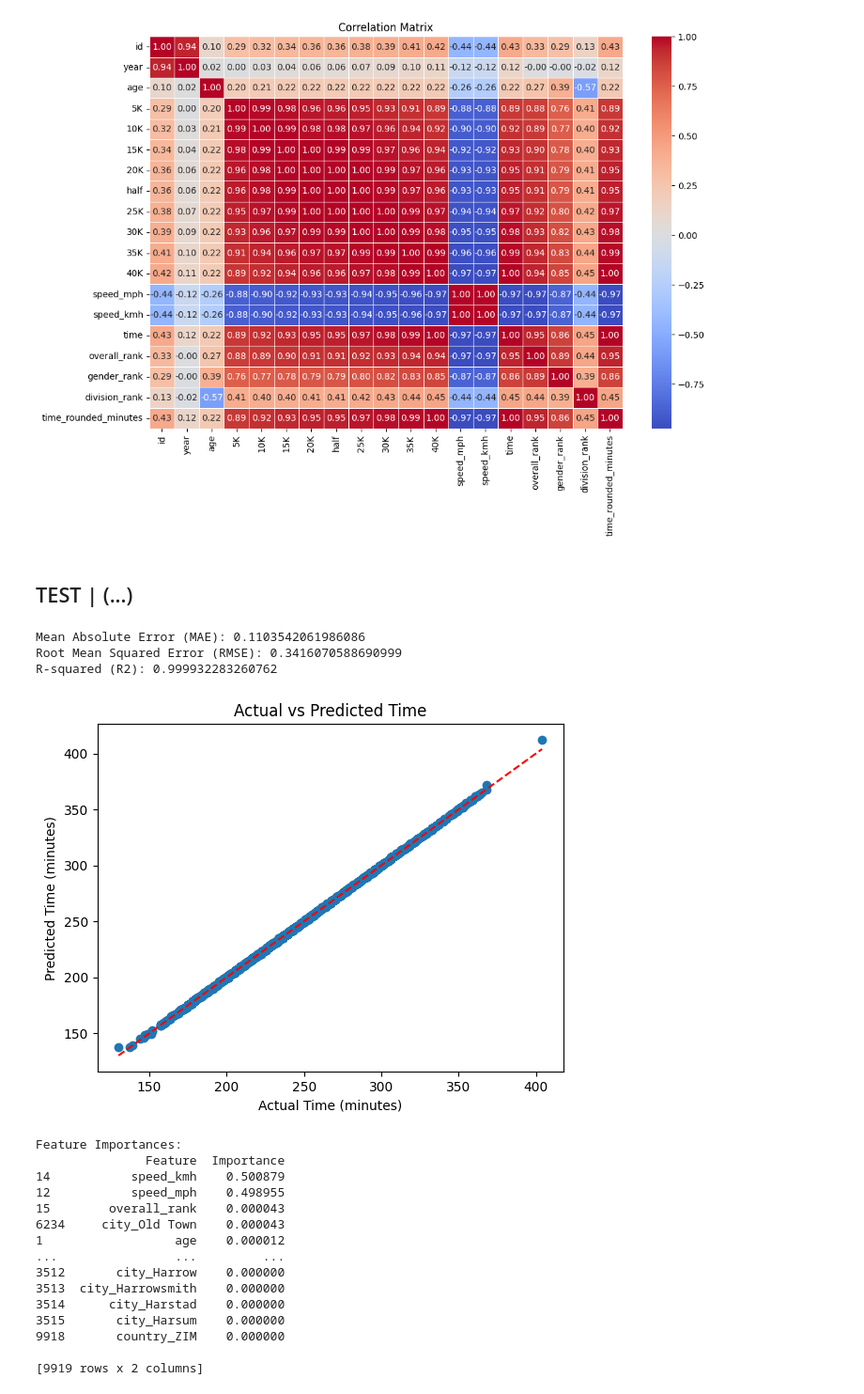
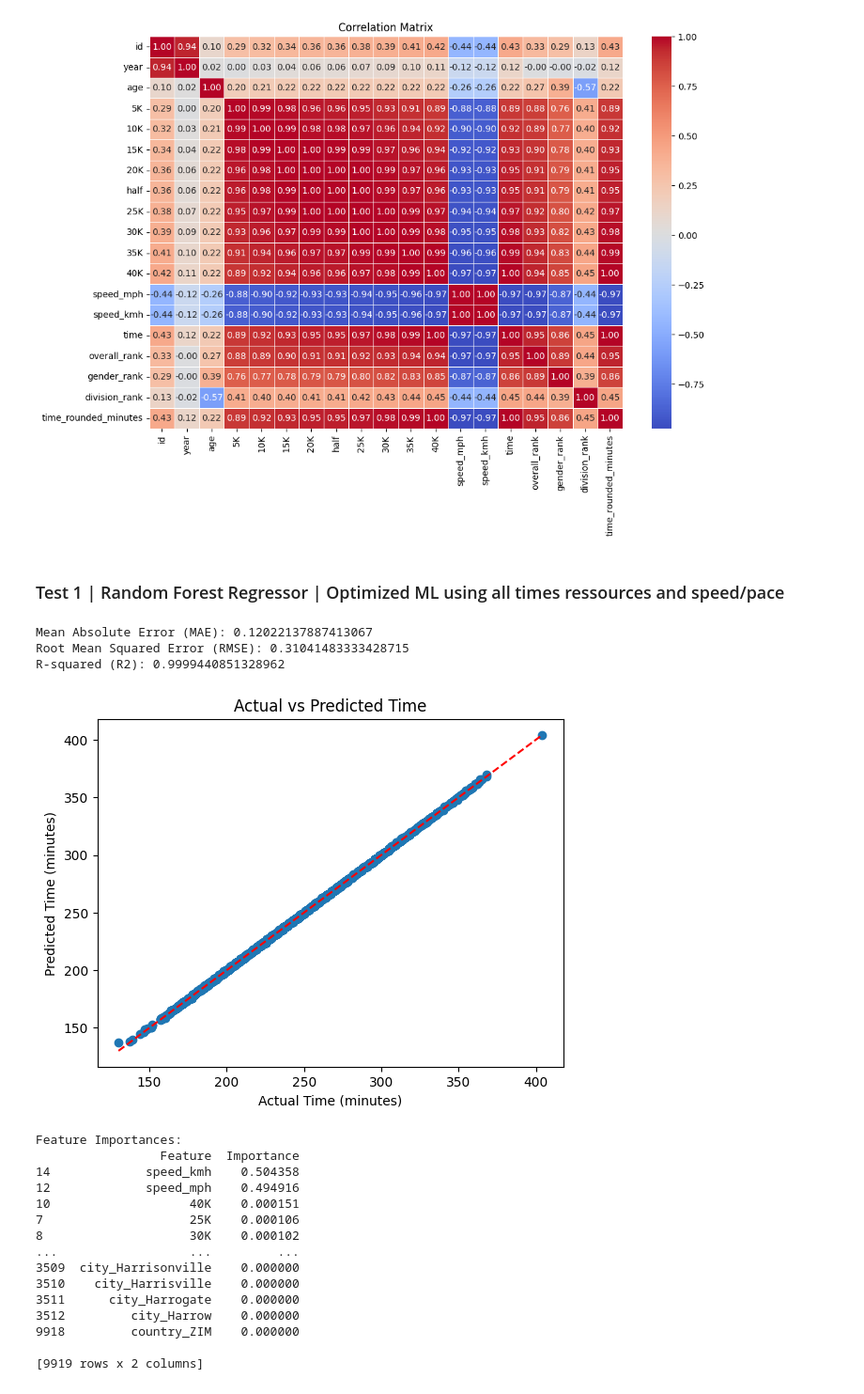
Before and after one commit to Marc-Bouche/boston-marathon-analysis, a Jupyter notebook: main_file.ipynb 14-49-39-332.ipynb, the cells around one changed output. Shown: that part at 94% size. Cells and saved outputs as stored; diff of their text form; code cells hidden in the pictures.

```diff
--- a/main_file.ipynb 14-49-39-332.ipynb
+++ b/main_file.ipynb 14-49-39-332.ipynb
@@ -977,44 +949,22 @@ plt.show()
 # %% [output]
 [figure]
 # %% [markdown]
-## TEST | (...)
+### Test 1 | Random Forest Regressor | Optimized ML using all times ressources and speed/pace
 # %%
-import pandas as pd
-import numpy as np
-import time
-from sklearn.model_selection import train_test_split
-from sklearn.ensemble import RandomForestRegressor
-from sklearn.metrics import mean_absolute_error, mean_squared_error, r2_score
-import matplotlib.pyplot as plt
-
-# Step 1: Convert Time Columns (5K, 10K, etc.) from HH:MM:SS to seconds
-time_columns = ['5K', '10K', '15K', '20K', 'half', '25K', '30K', '35K', '40K']
-
-def time_to_seconds(time_str):
-    try:
-        t = time.strptime(time_str, '%M:%S')
-        return t.tm_min * 60 + t.tm_sec
-    except:
-        return None  # Handle invalid time formats
-
-# Convert time columns to seconds
-for col in time_columns:
-    df_all_featured[col] = df_all_featured[col].apply(time_to_seconds)
-
-# Step 2: Drop unnecessary columns
+# Step 1: Drop unnecessary columns
 df_all_featured_cleaned = df_all_featured.drop(columns=['bib', 'name', 'id', 'time'])
 
-# Step 3: Convert categorical variables into dummy variables
+# Step 2: Convert categorical variables into dummy variables
 categorical_columns = ['age_group', 'gender', 'division', 'city', 'country']
 df_all_featured_dummies = pd.get_dummies(df_all_featured_cleaned, columns=categorical_columns, drop_first=True)
 
-# Step 4: Ensure all columns are numeric
+# Step 3: Ensure all columns are numeric
 df_all_featured_dummies = df_all_featured_dummies.apply(pd.to_numeric, errors='coerce')
 
-# Step 5: Fill missing values
+# Step 4: Fill missing values
 df_all_featured_dummies.fillna(0, inplace=True)
 
-# Step 6: Use only a sample of the data for faster training
+# Step 5: Use only a sample of the data for faster training
 # You can reduce the size of your data for experimentation purposes.
 df_sampled = df_all_featured_dummies.sample(frac=0.2, random_state=42)  # 20% of the data
 
@@ -1022,60 +972,60 @@ df_sampled = df_all_featured_dummies.sample(frac=0.2, random_state=42)  # 20% of
 X = df_sampled.drop(columns=['time_rounded_minutes'])
 y = df_sampled['time_rounded_minutes']
 
-# Step 7: Split data into training and testing sets
+# Step 6: Split data into training and testing sets
 X_train, X_test, y_train, y_test = train_test_split(X, y, test_size=0.2, random_state=42)
 
-# Step 8: Train Random Forest with Parallelization and Fewer Trees
+# Step 7: Train Random Forest with Parallelization and Fewer Trees
 model = RandomForestRegressor(n_estimators=50, n_jobs=-1, random_state=42)  # 50 trees for faster training
 model.fit(X_train, y_train)
 
-# Step 9: Make predictions
+# Step 8: Make predictions
 y_pred = model.predict(X_test)
 
-# Step 10: Evaluate the model
+# Step 9: Evaluate the model
 mae = mean_absolute_error(y_test, y_pred)
 rmse = mean_squared_error(y_test, y_pred, squared=False)
 r2 = r2_score(y_test, y_pred)
 
 print(f"Mean Absolute Error (MAE): {mae}")
 print(f"Root Mean Squared Error (RMSE): {rmse}")
 print(f"R-squared (R2): {r2}")
 
-# Step 11: Visualize predicted vs actual times (scatter plot)
+# Step 10: Visualize predicted vs actual times (scatter plot)
 plt.scatter(y_test, y_pred)
 plt.plot([min(y_test), max(y_test)], [min(y_test), max(y_test)], color='red', linestyle='--')
 plt.xlabel('Actual Time (minutes)')
 plt.ylabel('Predicted Time (minutes)')
 plt.title('Actual vs Predicted Time')
 plt.show()
 
-# Step 12: Feature Importance (Optional)
+# Step 11: Feature Importance (Optional)
 importances = model.feature_importances_
 feature_names = X.columns
 feature_importance_df = pd.DataFrame({
     'Feature': feature_names,
     'Importance': importances
 }).sort_values(by='Importance', ascending=False)
 
 print("Feature Importances:")
 print(feature_importance_df)
 # %% [output]
-Mean Absolute Error (MAE): 0.1103542061986086
-Root Mean Squared Error (RMSE): 0.3416070588690999
-R-squared (R2): 0.999932283260762
+Mean Absolute Error (MAE): 0.12022137887413067
+Root Mean Squared Error (RMSE): 0.31041483333428715
+R-squared (R2): 0.9999440851328962
-[figure, old version]
+[figure, new version]
 Feature Importances:
-               Feature  Importance
-14           speed_kmh    0.500879
-12           speed_mph    0.498955
-15        overall_rank    0.000043
-6234     city_Old Town    0.000043
-1                  age    0.000012
-...                ...         ...
-3512       city_Harrow    0.000000
-3513  city_Harrowsmith    0.000000
-3514      city_Harstad    0.000000
-3515       city_Harsum    0.000000
-9918       country_ZIM    0.000000
+                 Feature  Importance
+14             speed_kmh    0.504358
+12             speed_mph    0.494916
+10                   40K    0.000151
+7                    25K    0.000106
+8                    30K    0.000102
+...                  ...         ...
+3509  city_Harrisonville    0.000000
+3510    city_Harrisville    0.000000
+3511      city_Harrogate    0.000000
+3512         city_Harrow    0.000000
+9918         country_ZIM    0.000000
 
 [9919 rows x 2 columns]
```
Also changed, not shown: parts of 28 cells of this notebook, 2 other files.
